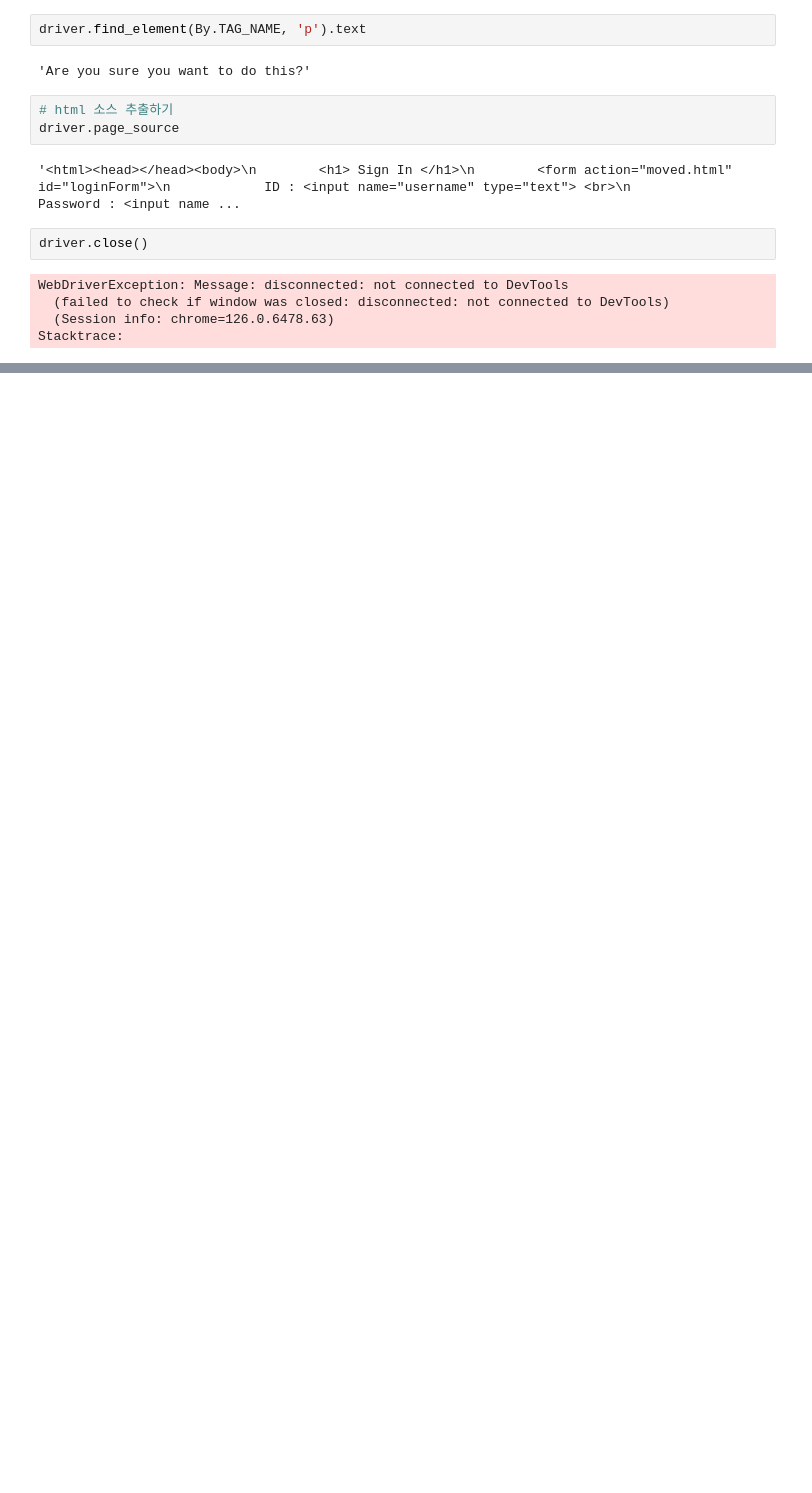
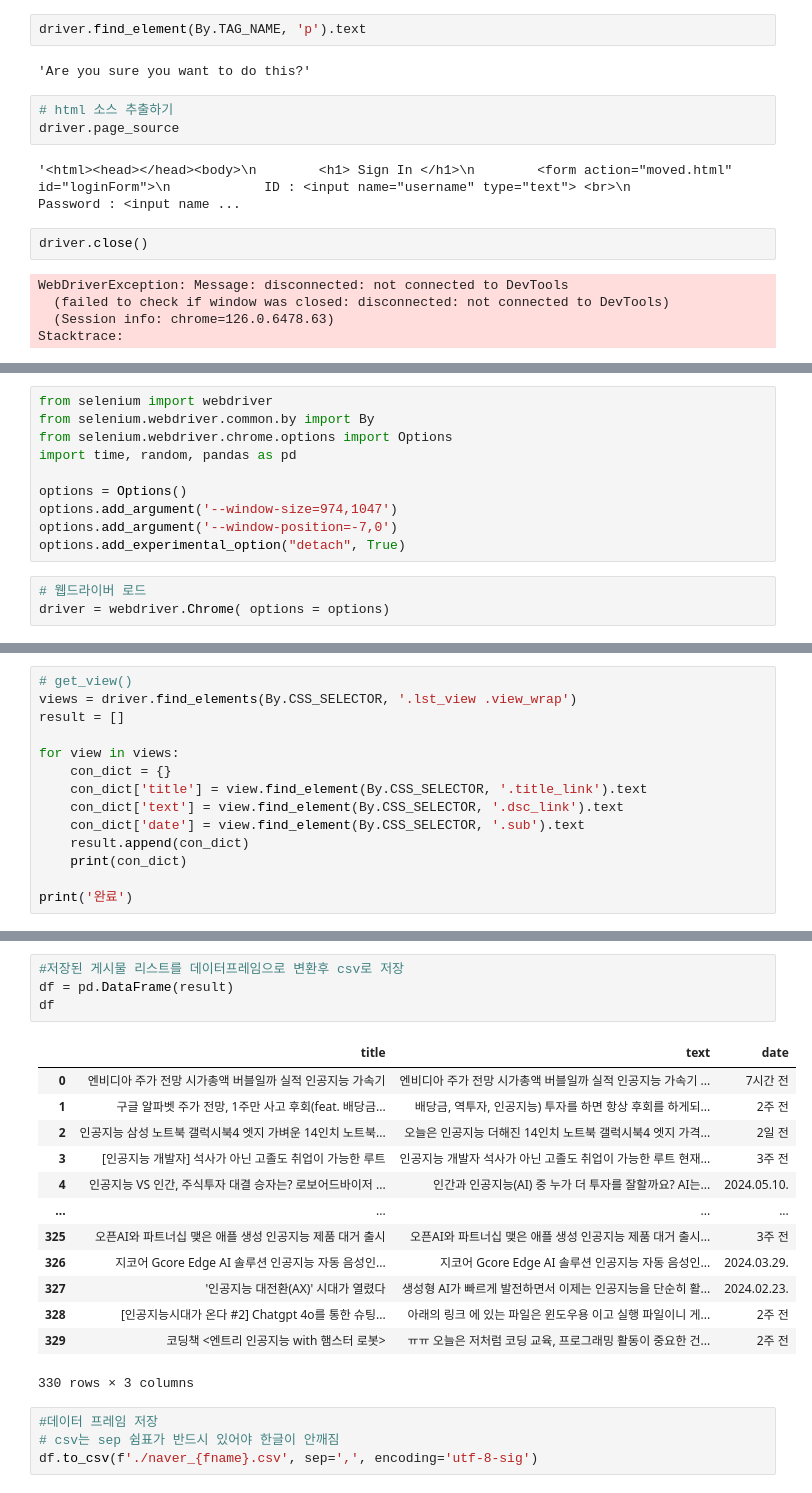
Before and after one commit to hyojinchoi915/wassup3, a Jupyter notebook: 02-Data_Collection/04_SELENIUM.ipynb, the cells around one changed output, grey strips where cells are left out. Cells and saved outputs as stored; diff of their text form; blank space fills up the shorter version.

```diff
--- a/02-Data_Collection/04_SELENIUM.ipynb
+++ b/02-Data_Collection/04_SELENIUM.ipynb
@@ -219,0 +309,13 @@ Stacktrace:
+# %%
+from selenium import webdriver
+from selenium.webdriver.common.by import By
+from selenium.webdriver.chrome.options import Options
+import time, random, pandas as pd
+
+options = Options()
+options.add_argument('--window-size=974,1047')
+options.add_argument('--window-position=-7,0')
+options.add_experimental_option("detach", True)
+# %%
+# 웹드라이버 로드
+driver = webdriver.Chrome( options = options)
@@ -219,0 +359,14 @@ Stacktrace:
+# %%
+# get_view()
+views = driver.find_elements(By.CSS_SELECTOR, '.lst_view .view_wrap')
+result = []
+
+for view in views:
+    con_dict = {}
+    con_dict['title'] = view.find_element(By.CSS_SELECTOR, '.title_link').text
+    con_dict['text'] = view.find_element(By.CSS_SELECTOR, '.dsc_link').text
+    con_dict['date'] = view.find_element(By.CSS_SELECTOR, '.sub').text
+    result.append(con_dict)
+    print(con_dict)
+
+print('완료')
@@ -219,0 +391,22 @@ Stacktrace:
+# %%
+#저장된 게시물 리스트를 데이터프레임으로 변환후 csv로 저장
+df = pd.DataFrame(result)
+df
+# %% [output]
+|  | title | text | date |
+| 0 | 엔비디아 주가 전망 시가총액 버블일까 실적 인공지능 가속기 | 엔비디아 주가 전망 시가총액 버블일까 실적 인공지능 가속기 ... | 7시간 전 |
+| 1 | 구글 알파벳 주가 전망, 1주만 사고 후회(feat. 배당금... | 배당금, 역투자, 인공지능) 투자를 하면 항상 후회를 하게되... | 2주 전 |
+| 2 | 인공지능 삼성 노트북 갤럭시북4 엣지 가벼운 14인치 노트북... | 오늘은 인공지능 더해진 14인치 노트북 갤럭시북4 엣지 가격... | 2일 전 |
+| 3 | [인공지능 개발자] 석사가 아닌 고졸도 취업이 가능한 루트 | 인공지능 개발자 석사가 아닌 고졸도 취업이 가능한 루트 현재... | 3주 전 |
+| 4 | 인공지능 VS 인간, 주식투자 대결 승자는? 로보어드바이저 ... | 인간과 인공지능(AI) 중 누가 더 투자를 잘할까요? AI는... | 2024.05.10. |
+| ... | ... | ... | ... |
+| 325 | 오픈AI와 파트너십 맺은 애플 생성 인공지능 제품 대거 출시 | 오픈AI와 파트너십 맺은 애플 생성 인공지능 제품 대거 출시... | 3주 전 |
+| 326 | 지코어 Gcore Edge AI 솔루션 인공지능 자동 음성인... | 지코어 Gcore Edge AI 솔루션 인공지능 자동 음성인... | 2024.03.29. |
+| 327 | '인공지능 대전환(AX)' 시대가 열렸다 | 생성형 AI가 빠르게 발전하면서 이제는 인공지능을 단순히 활... | 2024.02.23. |
+| 328 | [인공지능시대가 온다 #2] Chatgpt 4o를 통한 슈팅... | 아래의 링크 에 있는 파일은 윈도우용 이고 실행 파일이니 게... | 2주 전 |
+| 329 | 코딩책 <엔트리 인공지능 with 햄스터 로봇> | ㅠㅠ 오늘은 저처럼 코딩 교육, 프로그래밍 활동이 중요한 건... | 2주 전 |
+330 rows × 3 columns
+# %%
+#데이터 프레임 저장
+# csv는 sep 쉼표가 반드시 있어야 한글이 안깨짐
+df.to_csv(f'./naver_{fname}.csv', sep=',', encoding='utf-8-sig')
```
Also changed, not shown: parts of 45 cells of this notebook, 6 other files.
